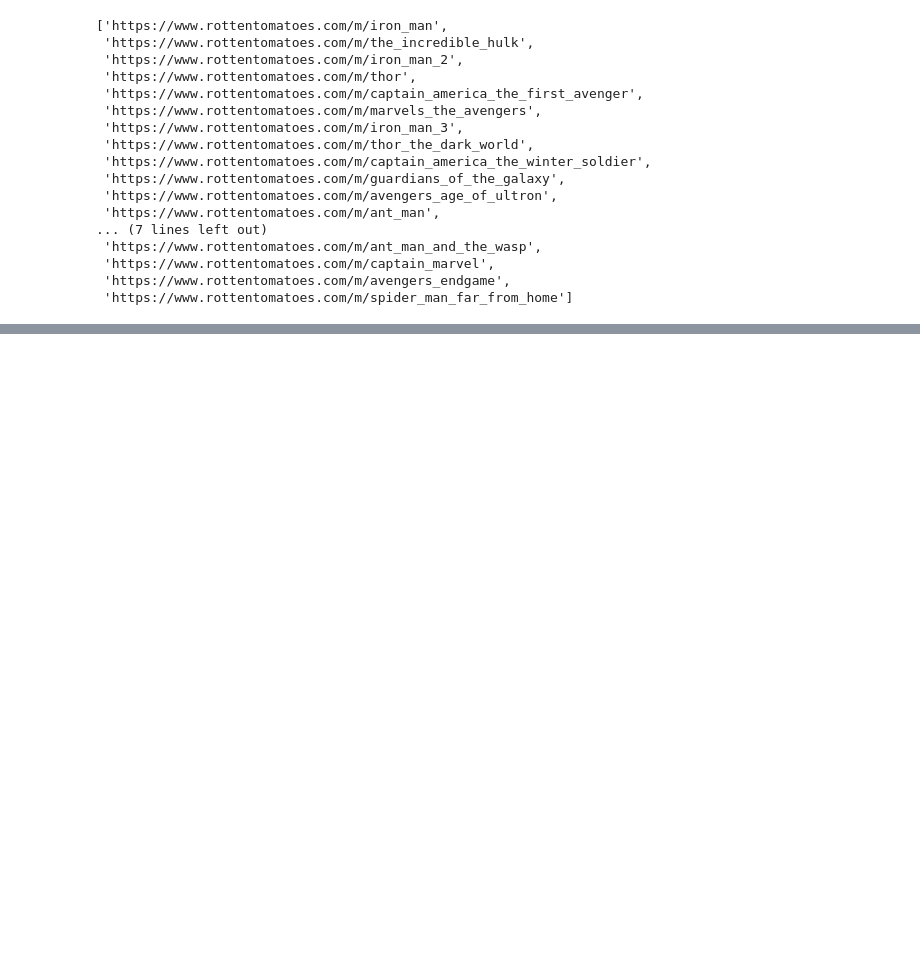
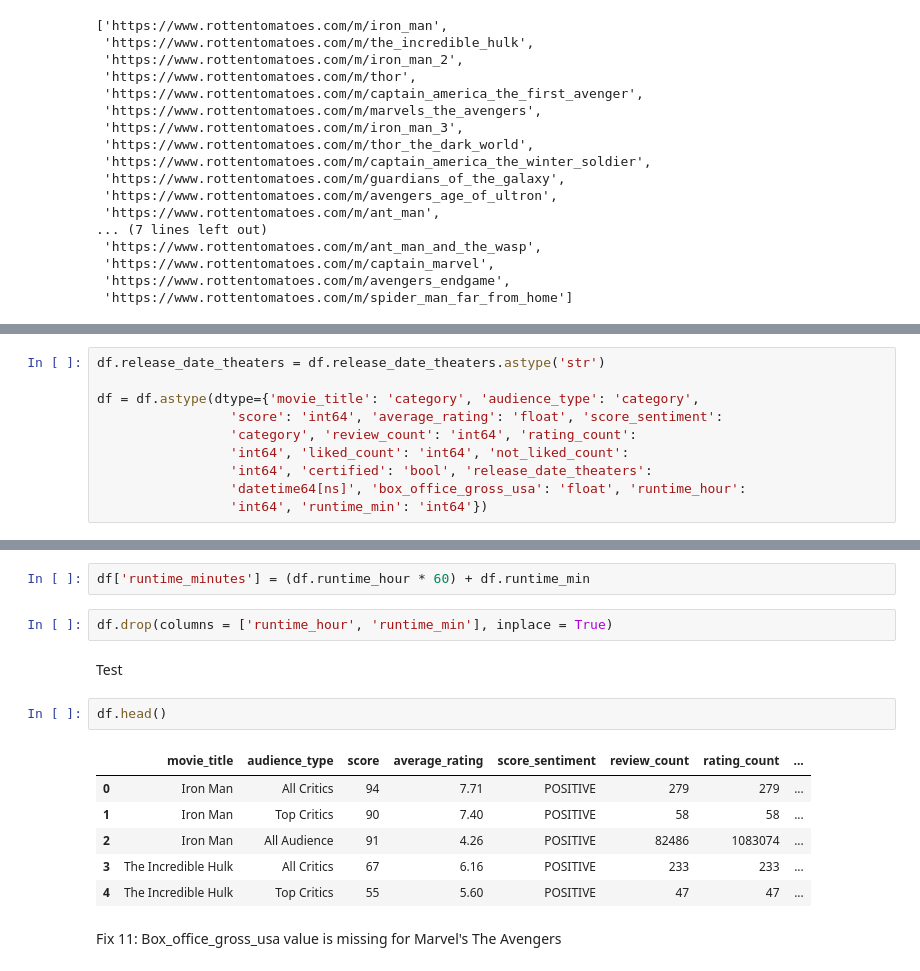
Before and after one commit to ezeahunanya/marvel_cinematic_universe_movie_ratings, a Jupyter notebook: Marvel Movie Scores.ipynb, the cells around one changed output, grey strips where cells are left out. Cells and saved outputs as stored; diff of their text form; blank space fills up the shorter version.

```diff
--- a/Marvel Movie Scores.ipynb
+++ b/Marvel Movie Scores.ipynb
@@ -132,0 +325,10 @@ df
+# %%
+df.release_date_theaters = df.release_date_theaters.astype('str')
+
+df = df.astype(dtype={'movie_title': 'category', 'audience_type': 'category',
+                 'score': 'int64', 'average_rating': 'float', 'score_sentiment':
+                 'category', 'review_count': 'int64', 'rating_count':
+                 'int64', 'liked_count': 'int64', 'not_liked_count':
+                 'int64', 'certified': 'bool', 'release_date_theaters':
+                 'datetime64[ns]', 'box_office_gross_usa': 'float', 'runtime_hour':
+                 'int64', 'runtime_min': 'int64'})
@@ -132,0 +355,17 @@ df
+# %%
+df['runtime_minutes'] = (df.runtime_hour * 60) + df.runtime_min
+# %%
+df.drop(columns = ['runtime_hour', 'runtime_min'], inplace = True)
+# %% [markdown]
+Test
+# %%
+df.head()
+# %% [output]
+|  | movie_title | audience_type | score | average_rating | score_sentiment | review_count | rating_count | ... |
+| 0 | Iron Man | All Critics | 94 | 7.71 | POSITIVE | 279 | 279 | ... |
+| 1 | Iron Man | Top Critics | 90 | 7.40 | POSITIVE | 58 | 58 | ... |
+| 2 | Iron Man | All Audience | 91 | 4.26 | POSITIVE | 82486 | 1083074 | ... |
+| 3 | The Incredible Hulk | All Critics | 67 | 6.16 | POSITIVE | 233 | 233 | ... |
+| 4 | The Incredible Hulk | Top Critics | 55 | 5.60 | POSITIVE | 47 | 47 | ... |
+# %% [markdown]
+Fix 11: Box_office_gross_usa value is missing for Marvel's The Avengers
```
Also changed, not shown: parts of 47 cells of this notebook.
